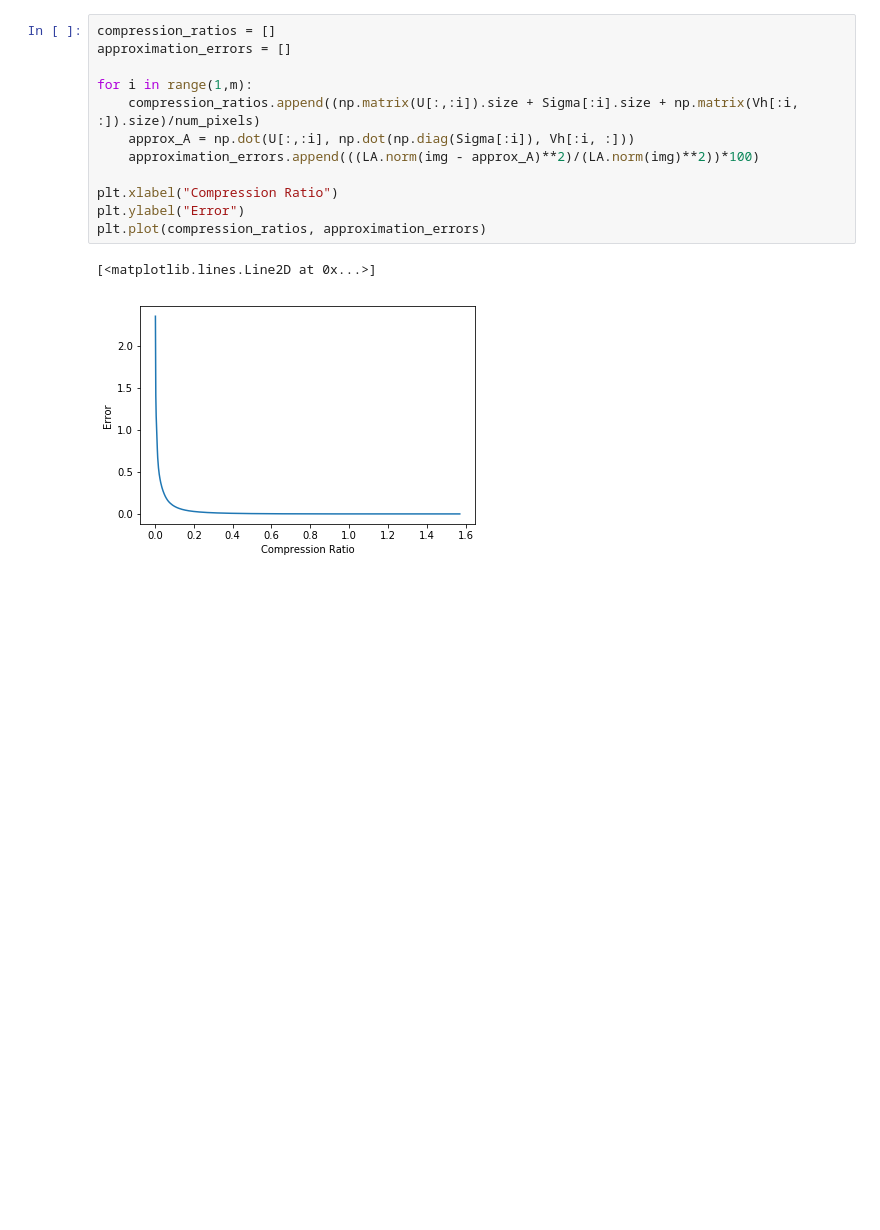
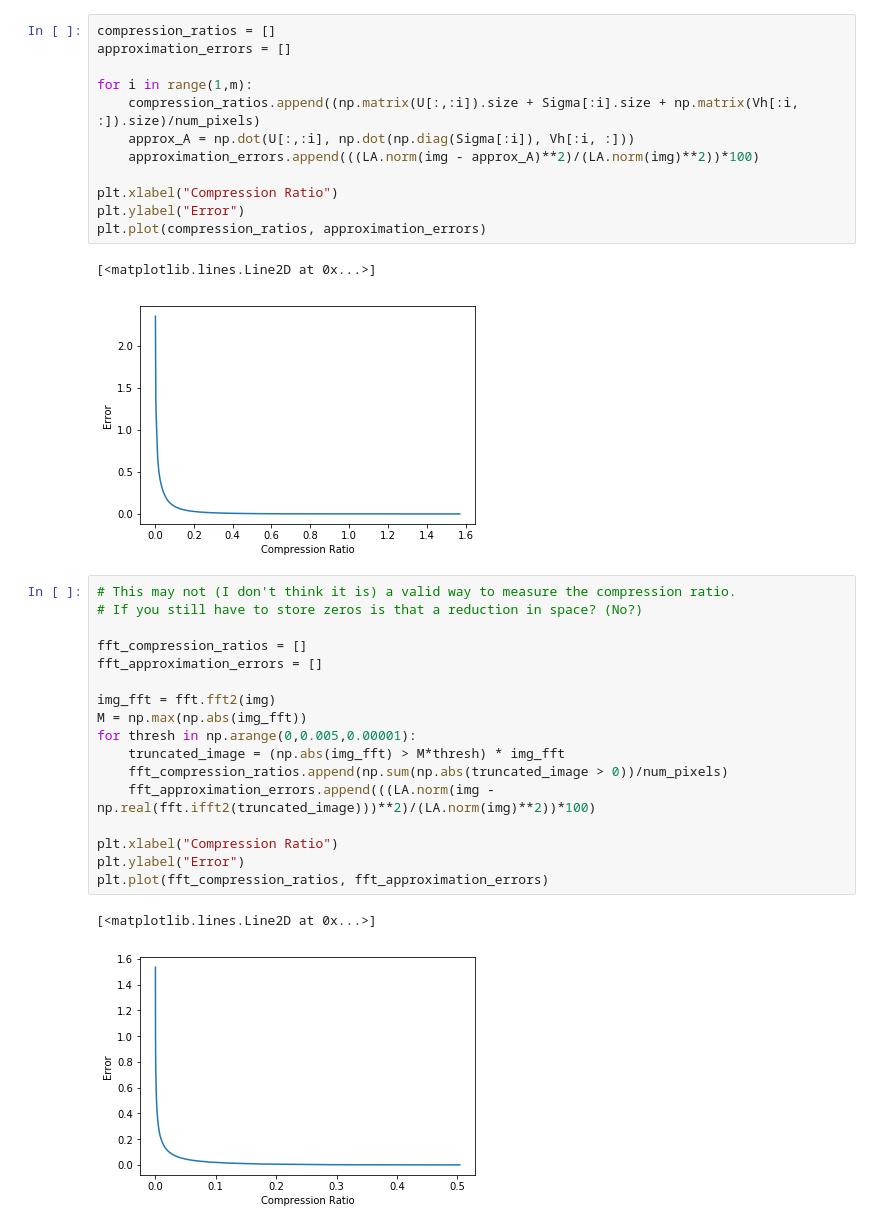
Before and after one commit to benkaufman1757/Random, a Jupyter notebook: SVD.ipynb, the cells around one changed output. Drawn from its saved outputs; the diff is of its cells as text; blank space fills up the shorter version.

```diff
--- a/SVD.ipynb
+++ b/SVD.ipynb
@@ -167,3 +192,23 @@ plt.plot(compression_ratios, approximation_errors)
 # %% [output]
 [<matplotlib.lines.Line2D at 0x...>]
 [figure]
+# %%
+# This may not (I don't think it is) a valid way to measure the compression ratio.
+# If you still have to store zeros is that a reduction in space? (No?)
+
+fft_compression_ratios = []
+fft_approximation_errors = []
+
+img_fft = fft.fft2(img)
+M = np.max(np.abs(img_fft))
+for thresh in np.arange(0,0.005,0.00001):
+    truncated_image = (np.abs(img_fft) > M*thresh) * img_fft
+    fft_compression_ratios.append(np.sum(np.abs(truncated_image > 0))/num_pixels)
+    fft_approximation_errors.append(((LA.norm(img - np.real(fft.ifft2(truncated_image)))**2)/(LA.norm(img)**2))*100)
+
+plt.xlabel("Compression Ratio")
+plt.ylabel("Error")
+plt.plot(fft_compression_ratios, fft_approximation_errors)
+# %% [output]
+[<matplotlib.lines.Line2D at 0x...>]
+[figure, added]
```
Also changed, not shown: parts of 10 cells of this notebook.
